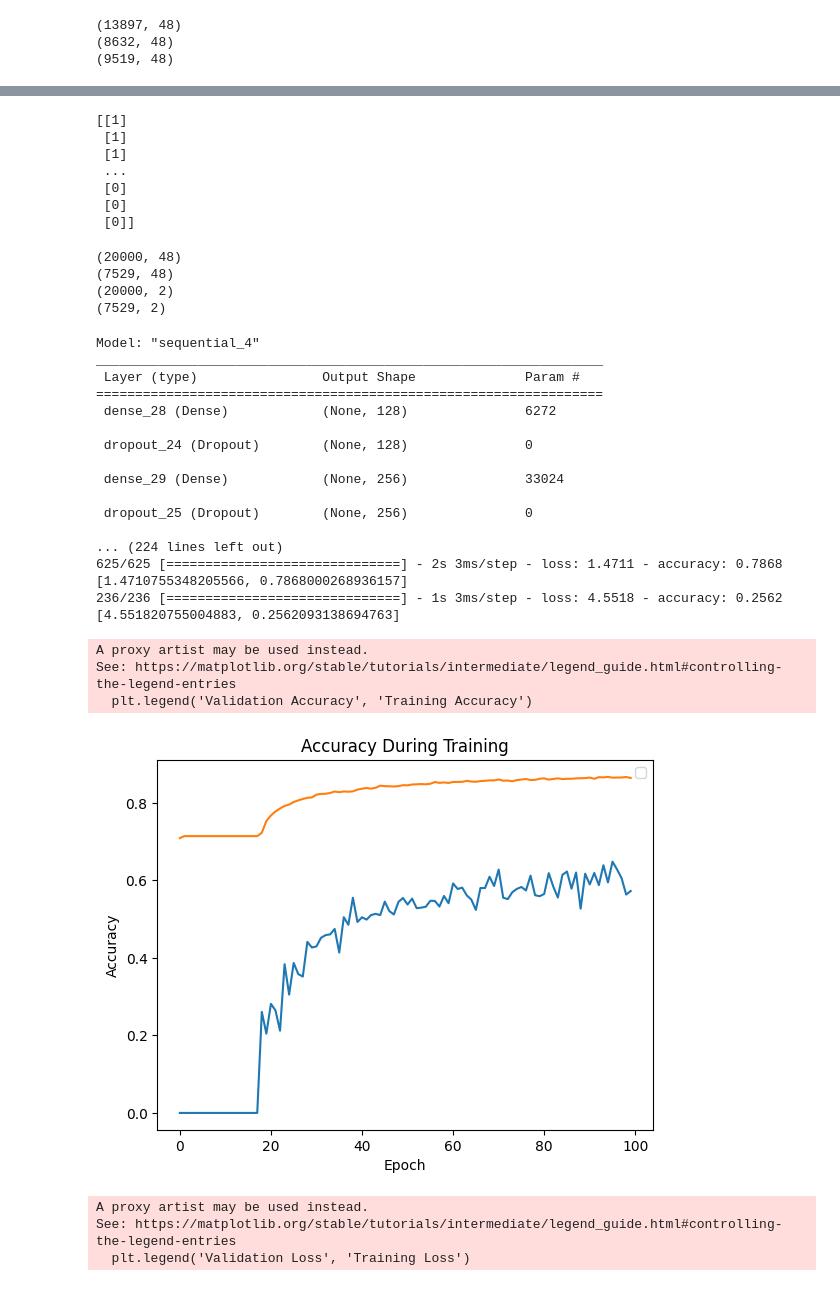
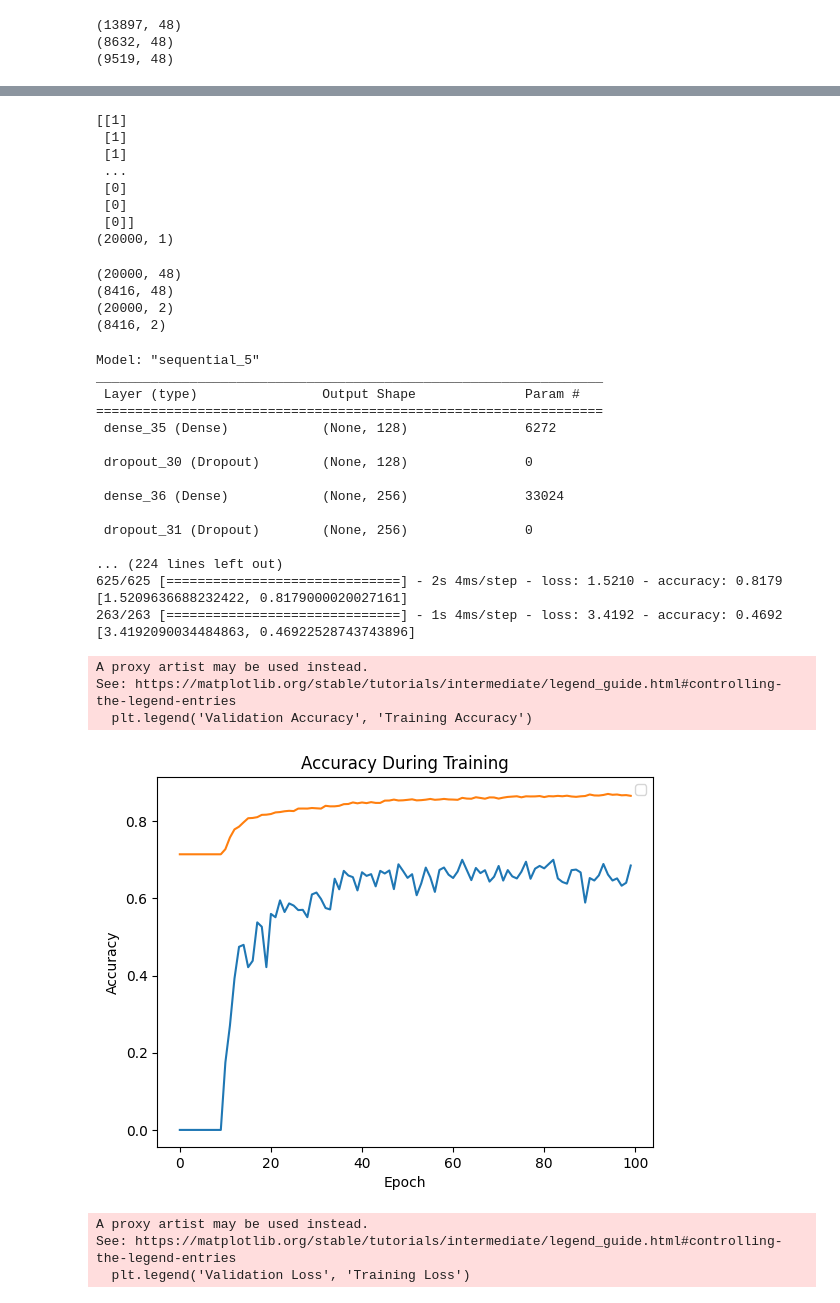
Before and after one commit to kangkwanghyup/2022test, a Jupyter notebook: 5_9_.ipynb, the cells around one changed output, grey strips where cells are left out. Drawn from its saved outputs; the diff is of its cells as text; code cells hidden in the pictures.

```diff
--- a/5_9_.ipynb
+++ b/5_9_.ipynb
@@ -262,7 +262,7 @@ data=np.concatenate((data01,data02),axis=0);
 data=np.concatenate((data,data03),axis=0);  #전체 데이터 합친거
 data_all=data_pass[10000:,:]    #학습 완료후 평가에 사용할 남은 데이터셋 pass 에 샘플 데이터
 
-data04=data_pass_half[5000:,:]
+data04=data_fail[5000:,:]
 
 data_all=np.concatenate((data_all,data04),axis=0);
 
@@ -292,6 +292,7 @@ Y_test = np.zeros((len(X_test),1), dtype='int')
 Y_train[0:10000,:]=1
 Y_train[10000:,:]=0
 print(Y_train)
+print(Y_train.shape)
 # %% [output]
 [[1]
  [1]
@@ -300,6 +301,7 @@ print(Y_train)
  [0]
  [0]
  [0]]
+(20000, 1)
 # %%
 #nb_classes =2
 #batch_size=1024
@@ -309,17 +311,17 @@ print(Y_train)
 X_train =X_train.astype('float32')
 X_test =X_test.astype('float32')
 
-Y_train = np_utils.to_categorical(Y_train, nb_classes)
-Y_test =  np_utils.to_categorical(Y_test, nb_classes)
+Y_train = np_utils.to_categorical(Y_train, 2)
+Y_test =  np_utils.to_categorical(Y_test, 2)
 print(X_train.shape)
 print(X_test.shape)
 print(Y_train.shape)
 print(Y_test.shape)
 # %% [output]
 (20000, 48)
-(7529, 48)
+(8416, 48)
 (20000, 2)
-(7529, 2)
+(8416, 2)
 # %%
 
 model = Sequential()
@@ -350,7 +352,7 @@ model.compile(optimizer='SGD', loss='binary_crossentropy', metrics=['accuracy'])
 history=History()
 print('............modl is defined............')
 
-model.fit(X_train, Y_train, verbose=2, epochs = 100, validation_split =0.3 , shuffle=True , callbacks=[history])
+model.fit(X_train, Y_train, verbose=1 , epochs = 100, validation_split =0.3 , shuffle=True , callbacks=[history])
 model.save_weights('weight_cnc_binary.mat')
 
 loss_and_metrics= model.evaluate(X_train, Y_train)
@@ -361,43 +363,43 @@ print(loss_and_metrics2)
 
 plt.plot(history.history['val_accuracy'])
 plt.plot(history.history['accuracy'])
 
 plt.title('Accuracy During Training')
 plt.xlabel('Epoch')
 plt.ylabel('Accuracy')
 plt.legend('Validation Accuracy', 'Training Accuracy')
 plt.show()
 
 plt.plot(history.history['val_loss'])
 plt.plot(history.history['loss'])
 
 plt.title('Loss During Training')
 plt.xlabel('Epoch')
 plt.ylabel('Loss')
 plt.legend('Validation Loss', 'Training Loss')
 plt.show()
 # %% [output]
-Model: "sequential_4"
+Model: "sequential_5"
 _________________________________________________________________
  Layer (type)                Output Shape              Param #
 =================================================================
- dense_28 (Dense)            (None, 128)               6272
+ dense_35 (Dense)            (None, 128)               6272
 
- dropout_24 (Dropout)        (None, 128)               0
+ dropout_30 (Dropout)        (None, 128)               0
 
- dense_29 (Dense)            (None, 256)               33024
+ dense_36 (Dense)            (None, 256)               33024
 
- dropout_25 (Dropout)        (None, 256)               0
+ dropout_31 (Dropout)        (None, 256)               0
 
 ... (224 lines left out)
-625/625 [==============================] - 2s 3ms/step - loss: 1.4711 - accuracy: 0.7868
-[1.4710755348205566, 0.7868000268936157]
-236/236 [==============================] - 1s 3ms/step - loss: 4.5518 - accuracy: 0.2562
-[4.551820755004883, 0.2562093138694763]
+625/625 [==============================] - 2s 4ms/step - loss: 1.5210 - accuracy: 0.8179
+[1.5209636688232422, 0.8179000020027161]
+263/263 [==============================] - 1s 4ms/step - loss: 3.4192 - accuracy: 0.4692
+[3.4192090034484863, 0.46922528743743896]
 A proxy artist may be used instead.
 See: https://matplotlib.org/stable/tutorials/intermediate/legend_guide.html#controlling-the-legend-entries
   plt.legend('Validation Accuracy', 'Training Accuracy')
-[figure, old version]
+[figure, new version]
 A proxy artist may be used instead.
 See: https://matplotlib.org/stable/tutorials/intermediate/legend_guide.html#controlling-the-legend-entries
   plt.legend('Validation Loss', 'Training Loss')
```
Also changed, not shown: parts of 2 cells of this notebook.
